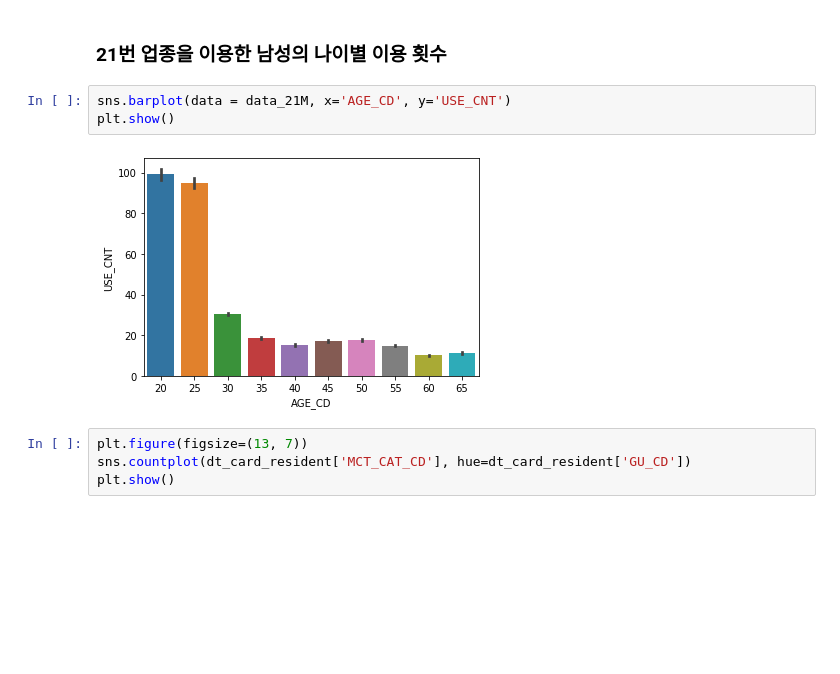
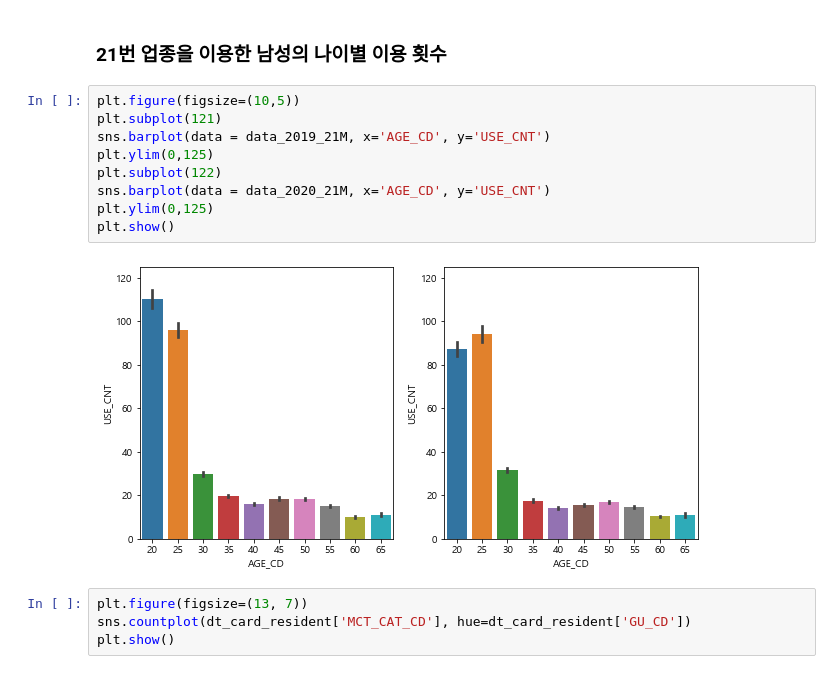
Before and after one commit to mintaewon/taewon, a Jupyter notebook: bigcontest/card.ipynb, the cells around one changed output. Cells and saved outputs as stored; diff of their text form; blank space fills up the shorter version.

```diff
--- a/bigcontest/card.ipynb
+++ b/bigcontest/card.ipynb
@@ -319,10 +365,16 @@ plt.show()
 # %% [markdown]
 ### 21번 업종을 이용한 남성의 나이별 이용 횟수
-# %%
-sns.barplot(data = data_21M, x='AGE_CD', y='USE_CNT')
-plt.show()
-# %% [output]
-[figure, removed]
+# %%
+plt.figure(figsize=(10,5))
+plt.subplot(121)
+sns.barplot(data = data_2019_21M, x='AGE_CD', y='USE_CNT')
+plt.ylim(0,125)
+plt.subplot(122)
+sns.barplot(data = data_2020_21M, x='AGE_CD', y='USE_CNT')
+plt.ylim(0,125)
+plt.show()
+# %% [output]
+[figure, added]
 # %%
 plt.figure(figsize=(13, 7))
 sns.countplot(dt_card_resident['MCT_CAT_CD'], hue=dt_card_resident['GU_CD'])
```
Also changed, not shown: parts of 18 cells of this notebook, 2 other files.
